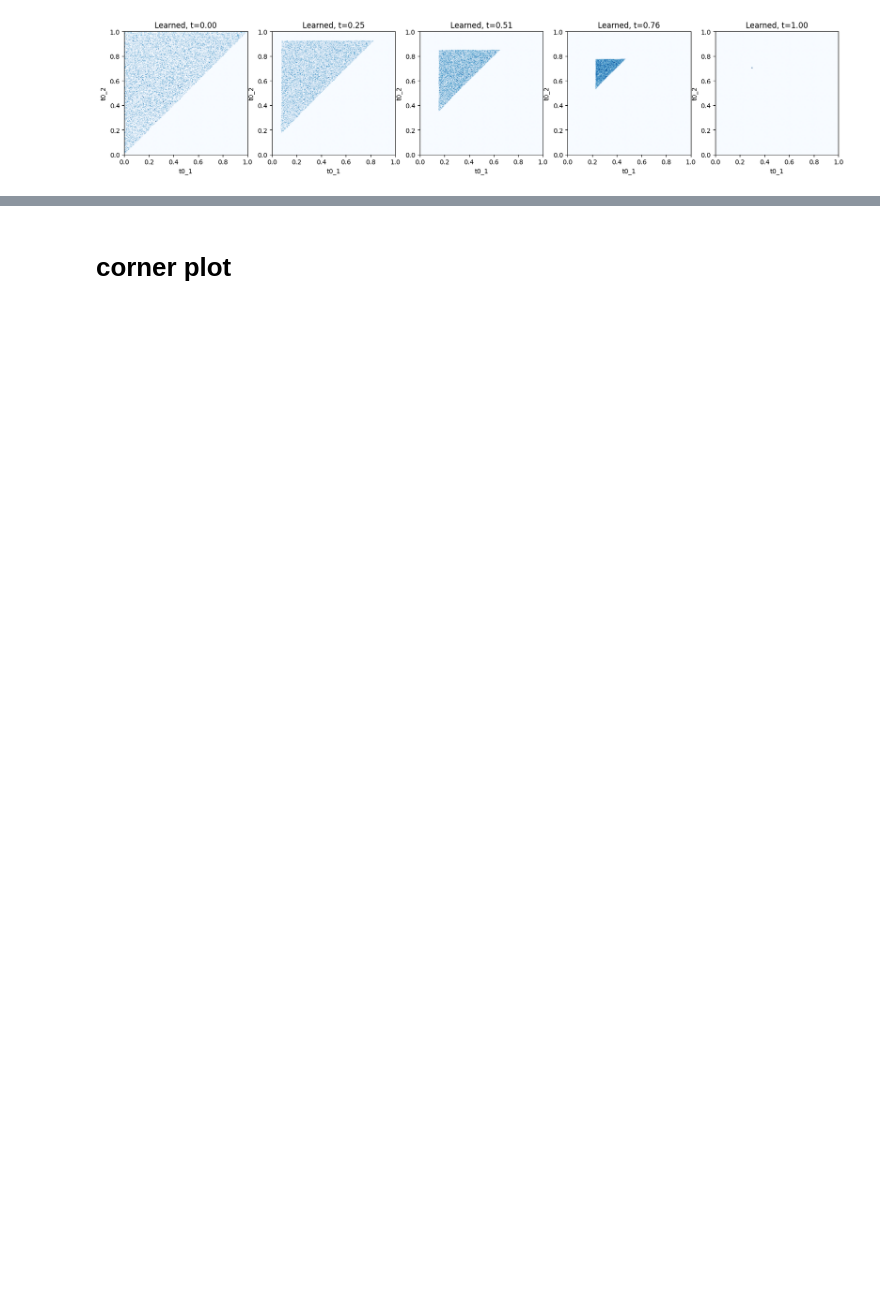
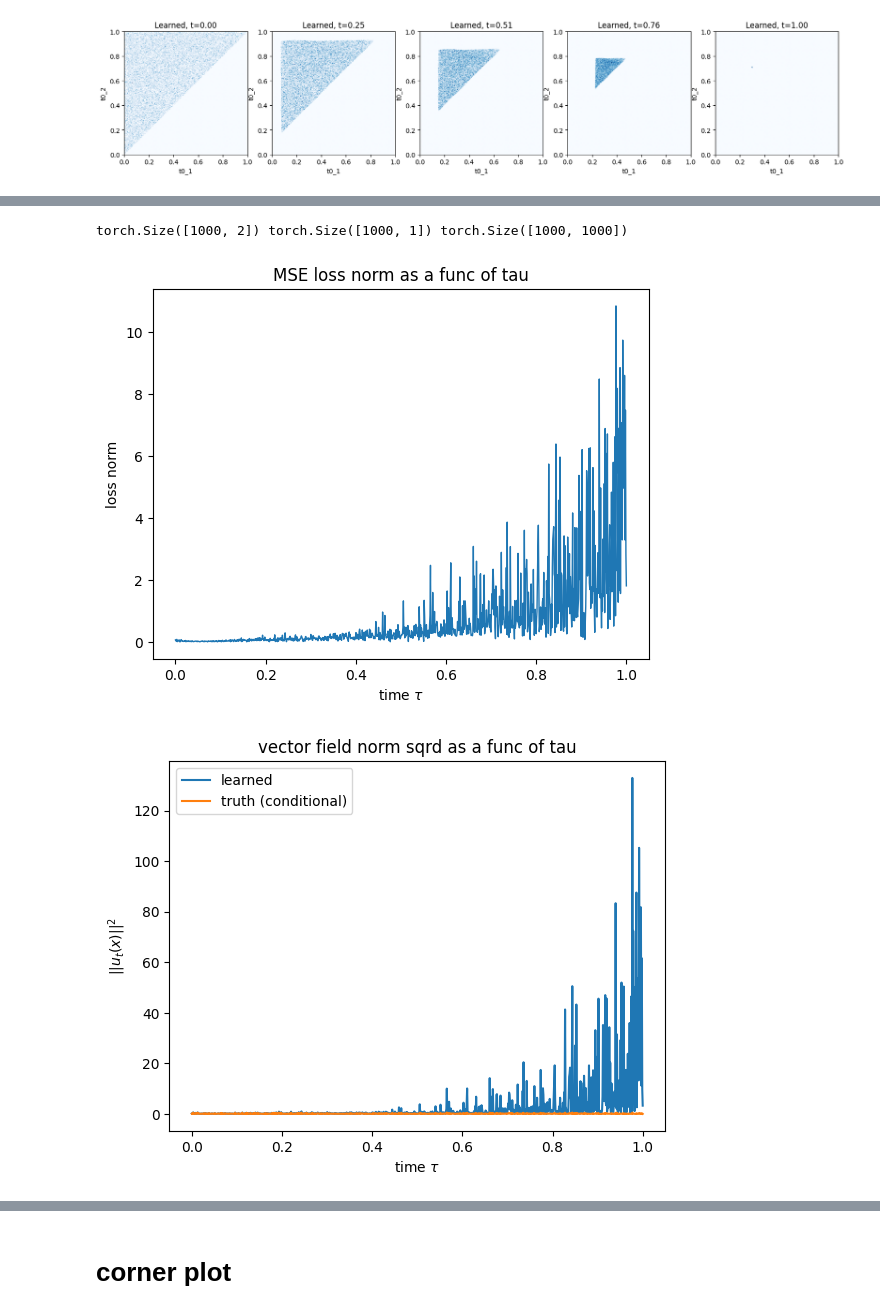
Before and after one commit to Ninavd/FRB-flow, a Jupyter notebook: notebooks/FM_evaluate_model.ipynb, the cells around one changed output, grey strips where cells are left out. Cells and saved outputs as stored; diff of their text form; code cells hidden in the pictures; blank space fills up the shorter version.

```diff
--- a/notebooks/FM_evaluate_model.ipynb
+++ b/notebooks/FM_evaluate_model.ipynb
@@ -168,0 +185,47 @@ plt.show()
+# %%
+# plot loss over time
+samples = 1000
+ts_ = torch.linspace(0.0, 1.0, samples).to(device).view(-1, 1)
+x0_ = path.p_simple.sample(samples).to(device)
+simulations_ = torch.tensor(x_counts, device=device, dtype=torch.float).repeat(samples, 1)
+target_ = torch.tensor([[0.3, 0.7]], device=device).repeat((samples, 1))
+
+print(x0_.shape, ts_.shape, simulations_.shape)
+differences_ = (
+            vector_field(x0_, ts_, simulations_)
+            - path.conditional_vector_field(x0_, target_)
+            ) # shape batch_size, ndim
+
+losses_ = differences_.norm(dim=1)
+plt.title("MSE loss norm as a func of tau")
+plt.plot(ts_.cpu().detach().numpy(), losses_.cpu().detach().numpy(), '-', linewidth=1)
+plt.xlabel("time $\\tau$")
+plt.ylabel('loss norm')
+# plt.yscale('log')
+
+plt.show()
+
+plt.title("vector field norm sqrd as a func of tau")
+plt.plot(ts_.cpu().detach().numpy(), torch.sum(vector_field(x0_, ts_, simulations_) ** 2, dim = 1).cpu().detach().numpy(),
+label="learned")
+plt.ylabel("$||u_t(x)||^2$")
+plt.xlabel("time $\\tau$")
+
+plt.plot(ts_.cpu().detach().numpy(), torch.sum(
+    path.conditional_vector_field(x0_, target_) ** 2,
+    dim = 1 # sum column wise
+).cpu().detach().numpy(), label="truth (conditional)")
+plt.legend()
+plt.show()
+# plt.yscale('log')
+
+plt.title('learned u_t norm')
+plt.plot(ts_.cpu().detach().numpy(),
+    vector_field(x0_, ts_, simulations_).norm(dim=1).cpu().detach().numpy())
+plt.ylabel("$|u_t(x)|$")
+plt.xlabel("time $\\tau$")
+plt.show()
+# %% [output]
+torch.Size([1000, 2]) torch.Size([1000, 1]) torch.Size([1000, 1000])
+[figure, added]
+[figure, added]
```
Also changed, not shown: parts of 14 cells of this notebook.
